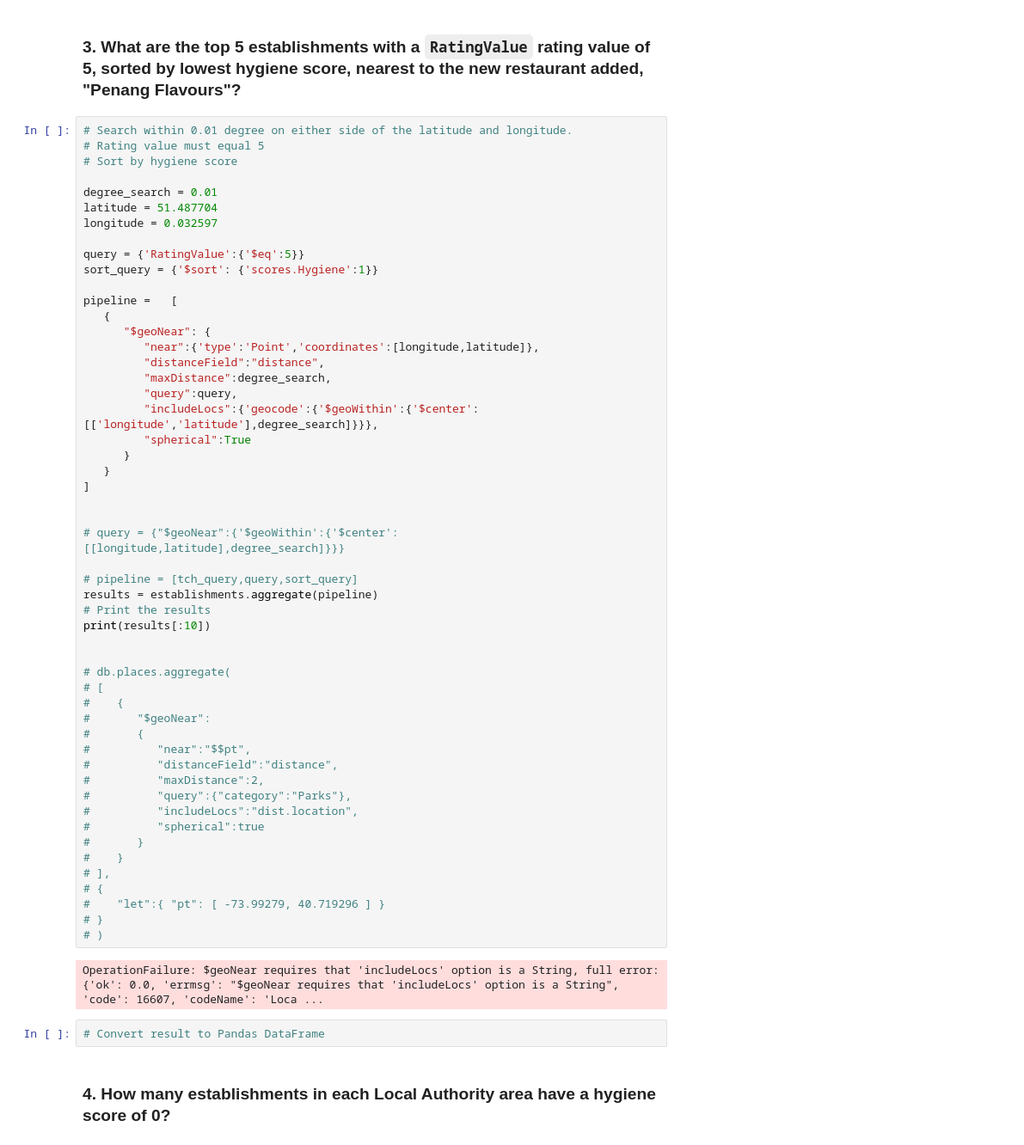
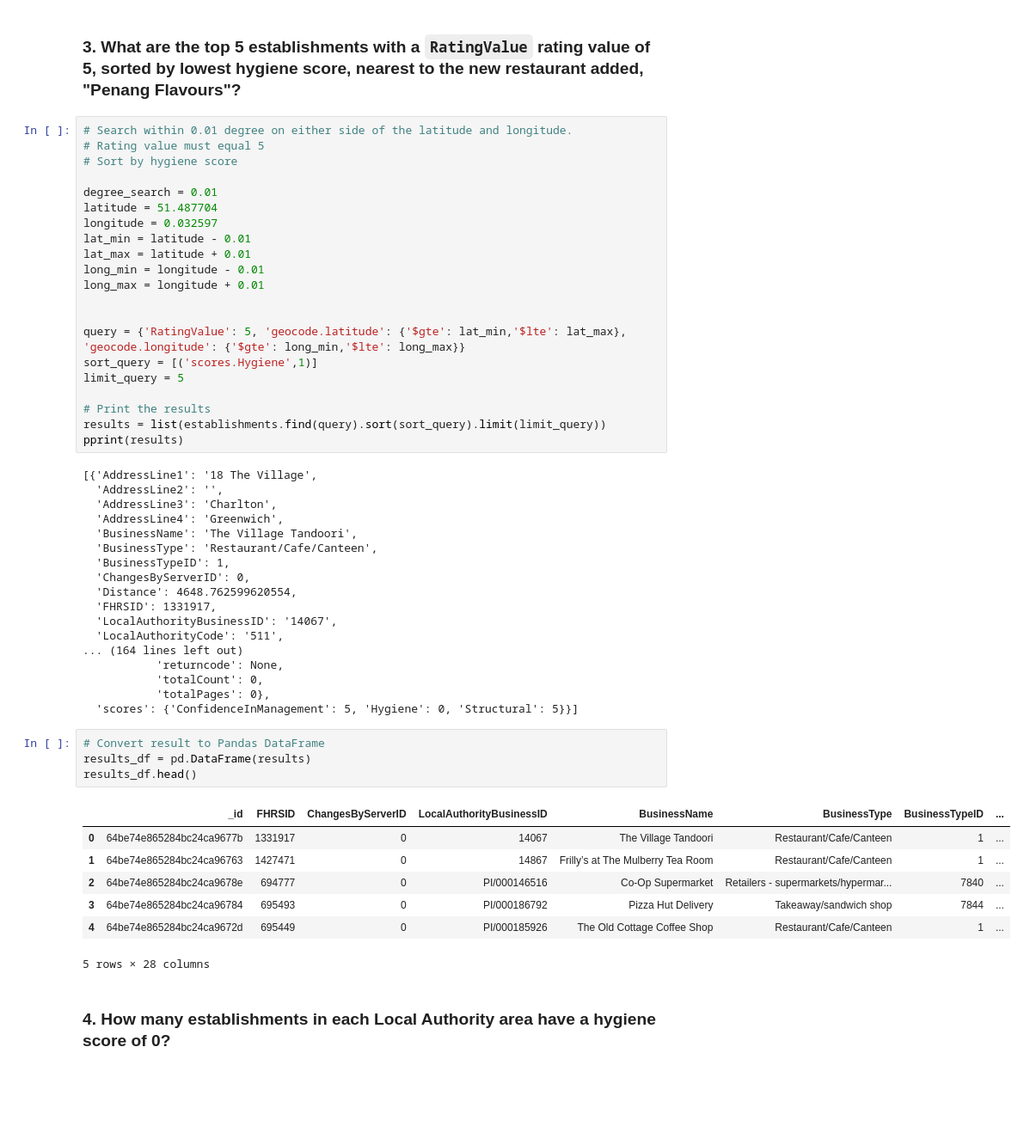
Before and after one commit to CharlesQuinn1/nosql-challenge, a Jupyter notebook: NoSQL_analysis_starter.ipynb, the cells around one changed output. Shown at 86% size. Drawn from its saved outputs; the diff is of its cells as text; blank space fills up the shorter version.

```diff
--- a/NoSQL_analysis_starter.ipynb
+++ b/NoSQL_analysis_starter.ipynb
@@ -151,54 +147,49 @@ There are 33 rows in the DataFrame.
 degree_search = 0.01
 latitude = 51.487704
 longitude = 0.032597
-
-query = {'RatingValue':{'$eq':5}}
-sort_query = {'$sort': {'scores.Hygiene':1}}
-
-pipeline =   [
-   {
-      "$geoNear": {
-         "near":{'type':'Point','coordinates':[longitude,latitude]},
-         "distanceField":"distance",
-         "maxDistance":degree_search,
-         "query":query,
-         "includeLocs":{'geocode':{'$geoWithin':{'$center':[['longitude','latitude'],degree_search]}}},
-         "spherical":True
-      }
-   }
-]
+lat_min = latitude - 0.01
+lat_max = latitude + 0.01
+long_min = longitude - 0.01
+long_max = longitude + 0.01
 
 
-# query = {"$geoNear":{'$geoWithin':{'$center':[[longitude,latitude],degree_search]}}}
+query = {'RatingValue': 5, 'geocode.latitude': {'$gte': lat_min,'$lte': lat_max}, 'geocode.longitude': {'$gte': long_min,'$lte': long_max}}
+sort_query = [('scores.Hygiene',1)]
+limit_query = 5
 
-# pipeline = [tch_query,query,sort_query]
-results = establishments.aggregate(pipeline)
 # Print the results
-print(results[:10])
-
-
-# db.places.aggregate(
-# [
-#    {
-#       "$geoNear":
-#       {
-#          "near":"$$pt",
-#          "distanceField":"distance",
-#          "maxDistance":2,
-#          "query":{"category":"Parks"},
-#          "includeLocs":"dist.location",
-#          "spherical":true
-#       }
-#    }
-# ],
-# {
-#    "let":{ "pt": [ -73.99279, 40.719296 ] }
-# }
-# )
+results = list(establishments.find(query).sort(sort_query).limit(limit_query))
+pprint(results)
 # %% [output]
-OperationFailure: $geoNear requires that 'includeLocs' option is a String, full error: {'ok': 0.0, 'errmsg': "$geoNear requires that 'includeLocs' option is a String", 'code': 16607, 'codeName': 'Loca ...
+[{'AddressLine1': '18 The Village',
+  'AddressLine2': '',
+  'AddressLine3': 'Charlton',
+  'AddressLine4': 'Greenwich',
+  'BusinessName': 'The Village Tandoori',
+  'BusinessType': 'Restaurant/Cafe/Canteen',
+  'BusinessTypeID': 1,
+  'ChangesByServerID': 0,
+  'Distance': 4648.762599620554,
+  'FHRSID': 1331917,
+  'LocalAuthorityBusinessID': '14067',
+  'LocalAuthorityCode': '511',
+... (164 lines left out)
+           'returncode': None,
+           'totalCount': 0,
+           'totalPages': 0},
+  'scores': {'ConfidenceInManagement': 5, 'Hygiene': 0, 'Structural': 5}}]
 # %%
 # Convert result to Pandas DataFrame
+results_df = pd.DataFrame(results)
+results_df.head()
+# %% [output]
+|  | _id | FHRSID | ChangesByServerID | LocalAuthorityBusinessID | BusinessName | BusinessType | BusinessTypeID | ... |
+| 0 | 64be74e865284bc24ca9677b | 1331917 | 0 | 14067 | The Village Tandoori | Restaurant/Cafe/Canteen | 1 | ... |
+| 1 | 64be74e865284bc24ca96763 | 1427471 | 0 | 14867 | Frilly’s at The Mulberry Tea Room | Restaurant/Cafe/Canteen | 1 | ... |
+| 2 | 64be74e865284bc24ca9678e | 694777 | 0 | PI/000146516 | Co-Op Supermarket | Retailers - supermarkets/hypermar... | 7840 | ... |
+| 3 | 64be74e865284bc24ca96784 | 695493 | 0 | PI/000186792 | Pizza Hut Delivery | Takeaway/sandwich shop | 7844 | ... |
+| 4 | 64be74e865284bc24ca9672d | 695449 | 0 | PI/000185926 | The Old Cottage Coffee Shop | Restaurant/Cafe/Canteen | 1 | ... |
+5 rows × 28 columns
 # %% [markdown]
 ### 4. How many establishments in each Local Authority area have a hygiene score of 0?
 # %%
```
Also changed, not shown: parts of 1 cell of this notebook.
